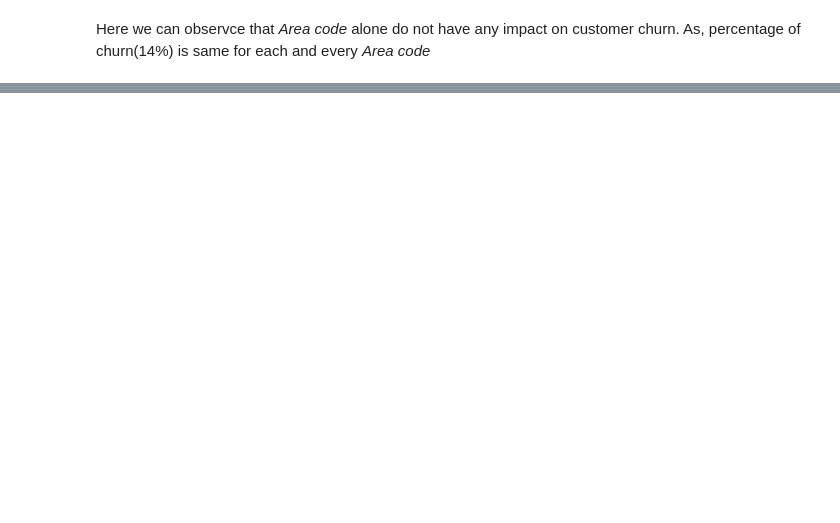
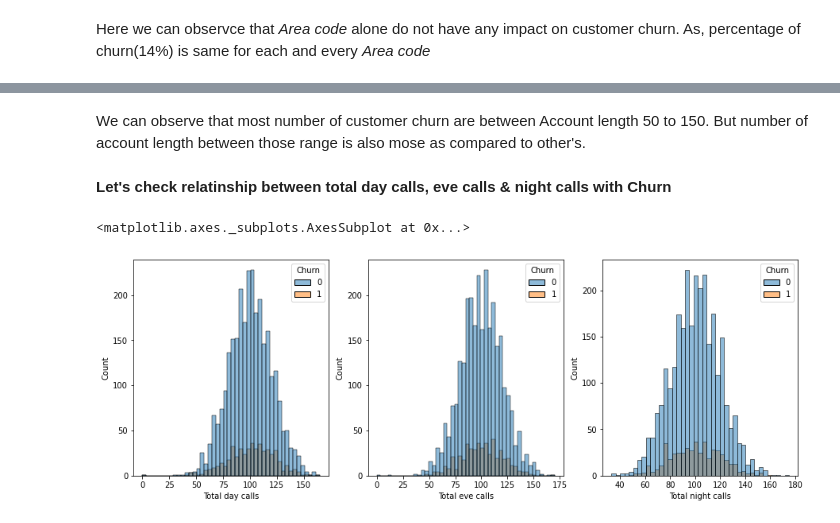
Before and after one commit to DT22179/Telecom-Churn-Analysis, a Jupyter notebook: Telecom_Churn_Analysis_Capstone_Project.ipynb, the cells around one changed output, grey strips where cells are left out. Cells and saved outputs as stored; diff of their text form; code cells hidden in the pictures; blank space fills up the shorter version.

```diff
--- a/Telecom_Churn_Analysis_Capstone_Project.ipynb
+++ b/Telecom_Churn_Analysis_Capstone_Project.ipynb
@@ -385,0 +393,18 @@ Here we can observce that *Area code* alone do not have any impact on customer c
+# %% [markdown]
+We can observe that most number of customer churn are between Account length 50 to 150. But number of account length between those range is also mose as compared to other's.
+# %% [markdown]
+**Let's check relatinship between total day calls, eve calls & night calls with Churn**
+# %%
+plt.figure(figsize=(15,5))
+
+plt.subplot(1,3,1)
+sns.histplot(x='Total day calls', hue='Churn', data=tele_df)
+
+plt.subplot(1,3,2)
+sns.histplot(x='Total eve calls', hue='Churn', data=tele_df)
+
+plt.subplot(1,3,3)
+sns.histplot(x='Total night calls', hue='Churn', data=tele_df)
+# %% [output]
+<matplotlib.axes._subplots.AxesSubplot at 0x...>
+[figure, added]
```
Also changed, not shown: parts of 28 cells of this notebook.
